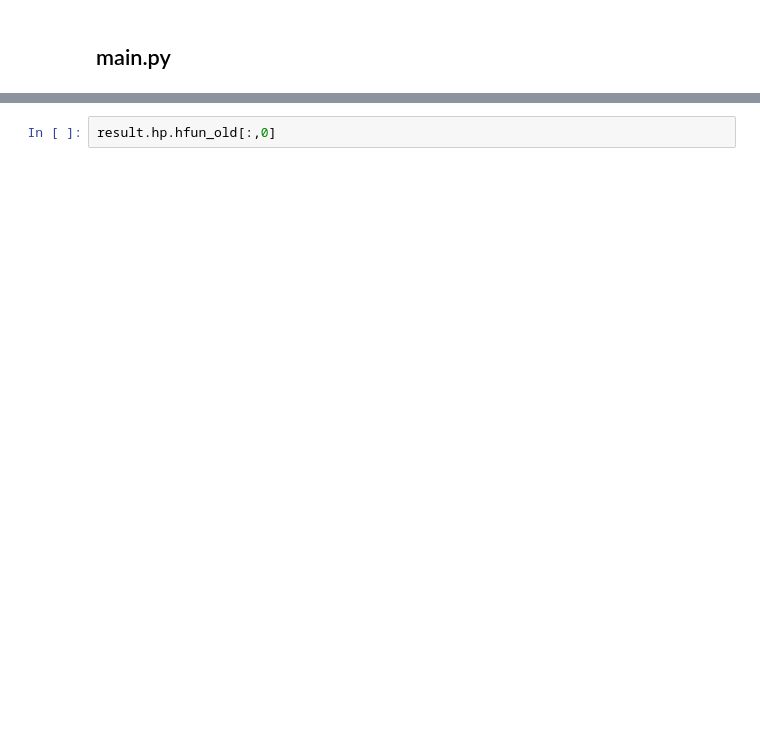
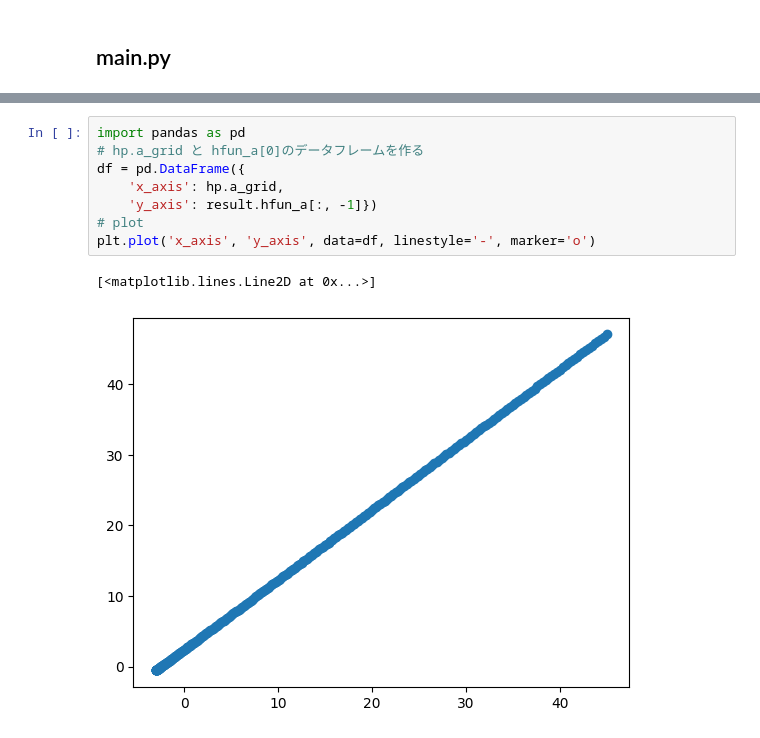
Before and after one commit to tomoyahiroe/quant-macro-workshop, a Jupyter notebook: src/ch5/aiyagari/aiyagari_government_TI/aiyagari-gov-TI.ipynb, the cells around one changed output, grey strips where cells are left out. Cells and saved outputs as stored; diff of their text form; blank space fills up the shorter version.

```diff
--- a/src/ch5/aiyagari/aiyagari_government_TI/aiyagari-gov-TI.ipynb
+++ b/src/ch5/aiyagari/aiyagari_government_TI/aiyagari-gov-TI.ipynb
@@ -452,2 +520,11 @@ result.hfun_c[:,0]
 # %%
-result.hp.hfun_old[:,0]
+import pandas as pd
+# hp.a_grid と hfun_a[0]のデータフレームを作る
+df = pd.DataFrame({
+    'x_axis': hp.a_grid,
+    'y_axis': result.hfun_a[:, -1]})
+# plot
+plt.plot('x_axis', 'y_axis', data=df, linestyle='-', marker='o')
+# %% [output]
+[<matplotlib.lines.Line2D at 0x...>]
+[figure, added]
```
Also changed, not shown: parts of 9 cells of this notebook.
